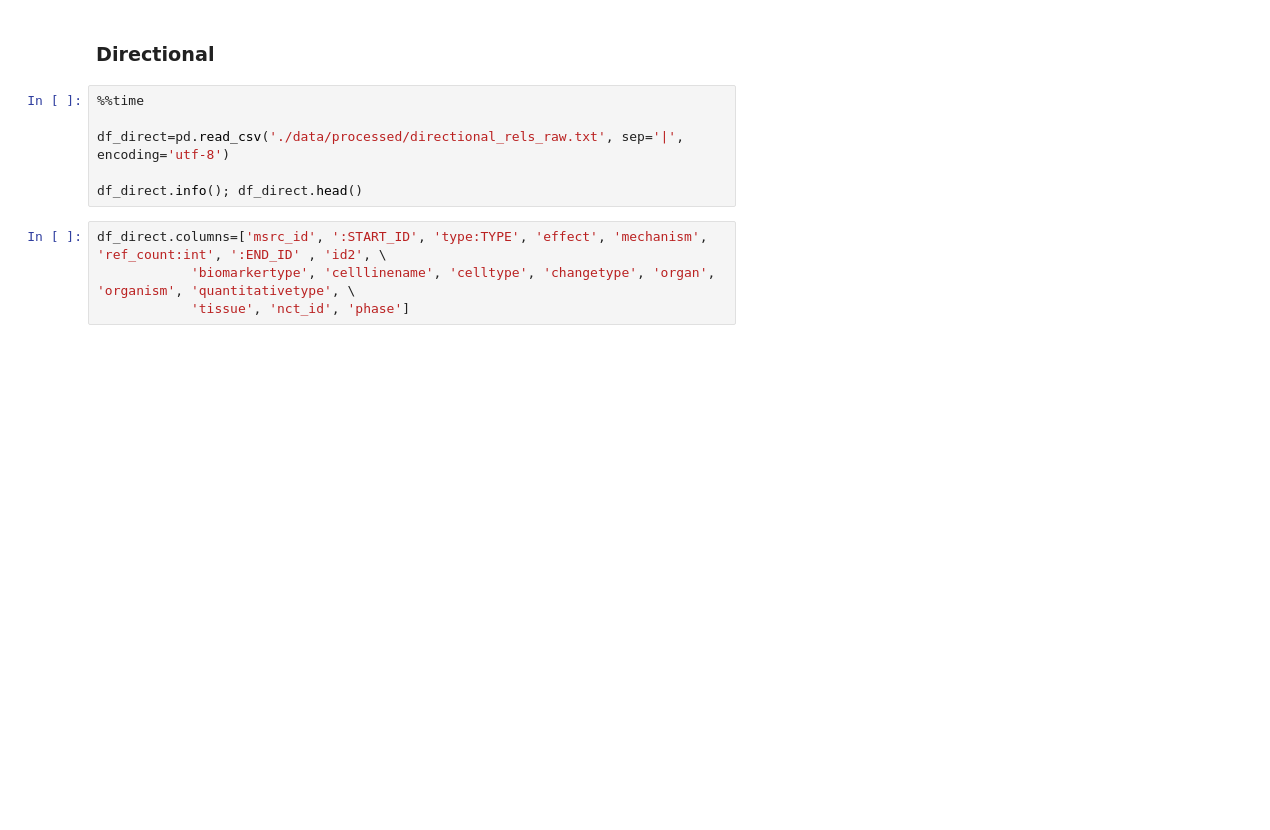
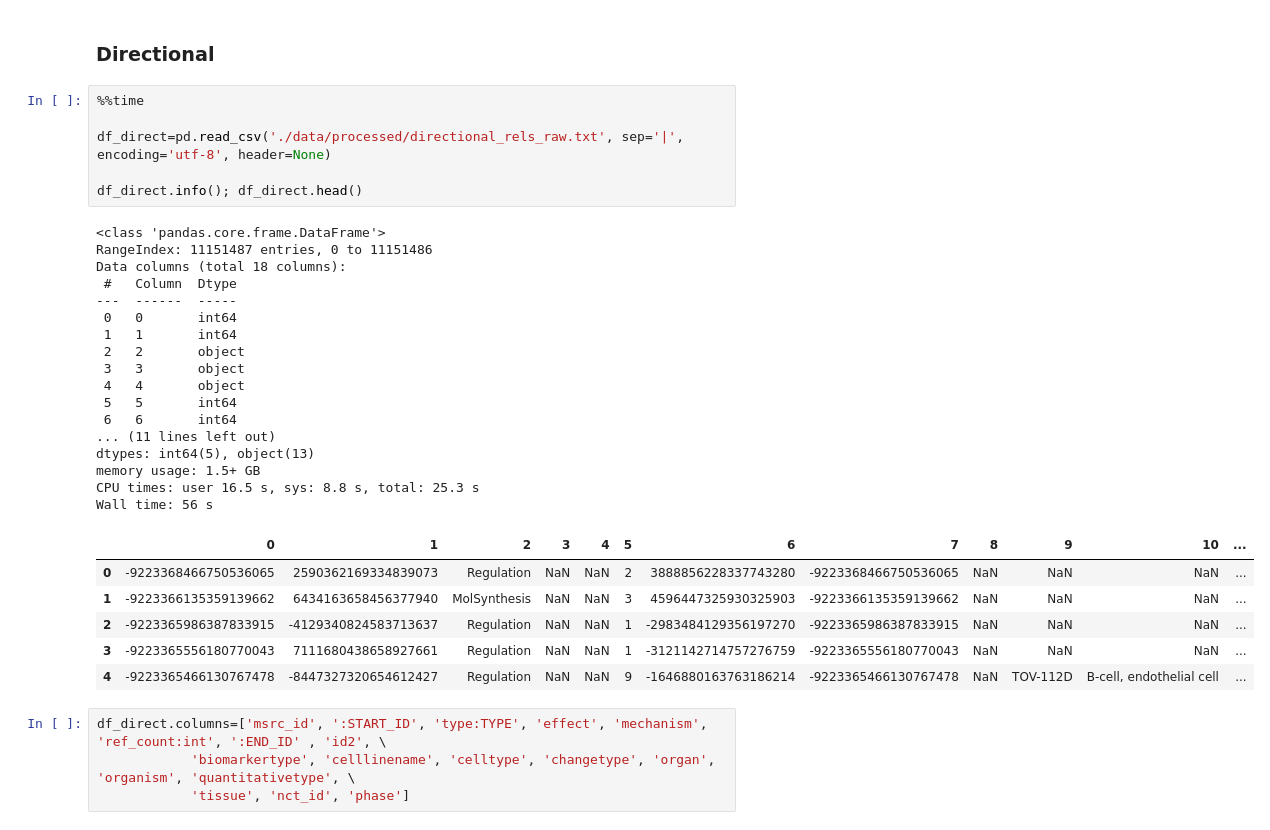
Before and after one commit to egilber/csl-behring, a Jupyter notebook: notebooks/1.0_resnet_data_for_Neo4j.ipynb, the cells around one changed output. Drawn from its saved outputs; the diff is of its cells as text; blank space fills up the shorter version.

```diff
--- a/notebooks/1.0_resnet_data_for_Neo4j.ipynb
+++ b/notebooks/1.0_resnet_data_for_Neo4j.ipynb
@@ -141,9 +247,33 @@ df_birect_1.to_pickle('./data/processed/bidirectional_rels_procd.pkl')
 # %%
 %%time
 
-df_direct=pd.read_csv('./data/processed/directional_rels_raw.txt', sep='|', encoding='utf-8')
+df_direct=pd.read_csv('./data/processed/directional_rels_raw.txt', sep='|', encoding='utf-8', header=None)
 
 df_direct.info(); df_direct.head()
+# %% [output]
+<class 'pandas.core.frame.DataFrame'>
+RangeIndex: 11151487 entries, 0 to 11151486
+Data columns (total 18 columns):
+ #   Column  Dtype
+---  ------  -----
+ 0   0       int64
+ 1   1       int64
+ 2   2       object
+ 3   3       object
+ 4   4       object
+ 5   5       int64
+ 6   6       int64
+... (11 lines left out)
+dtypes: int64(5), object(13)
+memory usage: 1.5+ GB
+CPU times: user 16.5 s, sys: 8.8 s, total: 25.3 s
+Wall time: 56 s
+|  | 0 | 1 | 2 | 3 | 4 | 5 | 6 | 7 | 8 | 9 | 10 | ... |
+| 0 | -9223368466750536065 | 2590362169334839073 | Regulation | NaN | NaN | 2 | 3888856228337743280 | -9223368466750536065 | NaN | NaN | NaN | ... |
+| 1 | -9223366135359139662 | 6434163658456377940 | MolSynthesis | NaN | NaN | 3 | 4596447325930325903 | -9223366135359139662 | NaN | NaN | NaN | ... |
+| 2 | -9223365986387833915 | -4129340824583713637 | Regulation | NaN | NaN | 1 | -2983484129356197270 | -9223365986387833915 | NaN | NaN | NaN | ... |
+| 3 | -9223365556180770043 | 7111680438658927661 | Regulation | NaN | NaN | 1 | -3121142714757276759 | -9223365556180770043 | NaN | NaN | NaN | ... |
+| 4 | -9223365466130767478 | -8447327320654612427 | Regulation | NaN | NaN | 9 | -1646880163763186214 | -9223365466130767478 | NaN | TOV-112D | B-cell, endothelial cell | ... |
 # %%
 df_direct.columns=['msrc_id', ':START_ID', 'type:TYPE', 'effect', 'mechanism', 'ref_count:int', ':END_ID' , 'id2', \
             'biomarkertype', 'celllinename', 'celltype', 'changetype', 'organ', 'organism', 'quantitativetype', \
```
Also changed, not shown: parts of 16 cells of this notebook, 1 other file.
